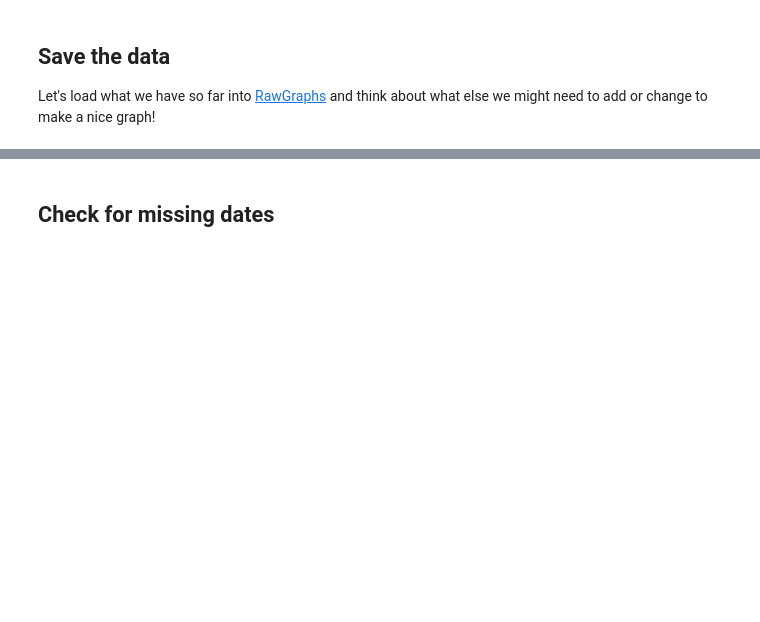
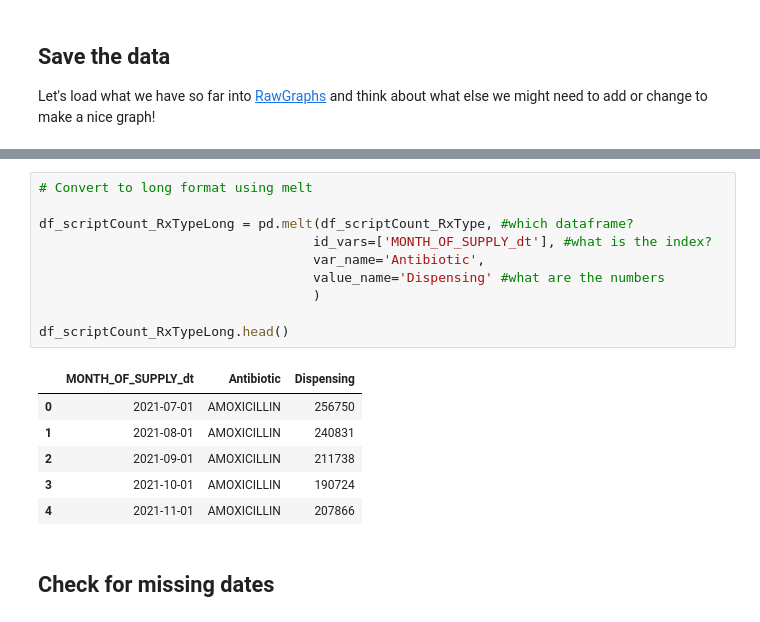
Before and after one commit to p-stehlik/StudentNotebooks, a Jupyter notebook: PBSTimeSeries.ipynb, the cells around one changed output, grey strips where cells are left out. Saved outputs shown, nothing was run; the diff lists cells and outputs as text; blank space fills up the shorter version.

```diff
--- a/PBSTimeSeries.ipynb
+++ b/PBSTimeSeries.ipynb
@@ -401,3 +444,20 @@ Check out this webpage which explains what this means in more detail: https://to
+# %%
+# Convert to long format using melt
+
+df_scriptCount_RxTypeLong = pd.melt(df_scriptCount_RxType, #which dataframe?
+                                   id_vars=['MONTH_OF_SUPPLY_dt'], #what is the index?
+                                   var_name='Antibiotic',
+                                   value_name='Dispensing' #what are the numbers
+                                   )
+
+df_scriptCount_RxTypeLong.head()
+# %% [output]
+|  | MONTH_OF_SUPPLY_dt | Antibiotic | Dispensing |
+| 0 | 2021-07-01 | AMOXICILLIN | 256750 |
+| 1 | 2021-08-01 | AMOXICILLIN | 240831 |
+| 2 | 2021-09-01 | AMOXICILLIN | 211738 |
+| 3 | 2021-10-01 | AMOXICILLIN | 190724 |
+| 4 | 2021-11-01 | AMOXICILLIN | 207866 |
 # %% [markdown]
 ## Check for missing dates
 # %%
```
Also changed, not shown: parts of 21 cells of this notebook.
